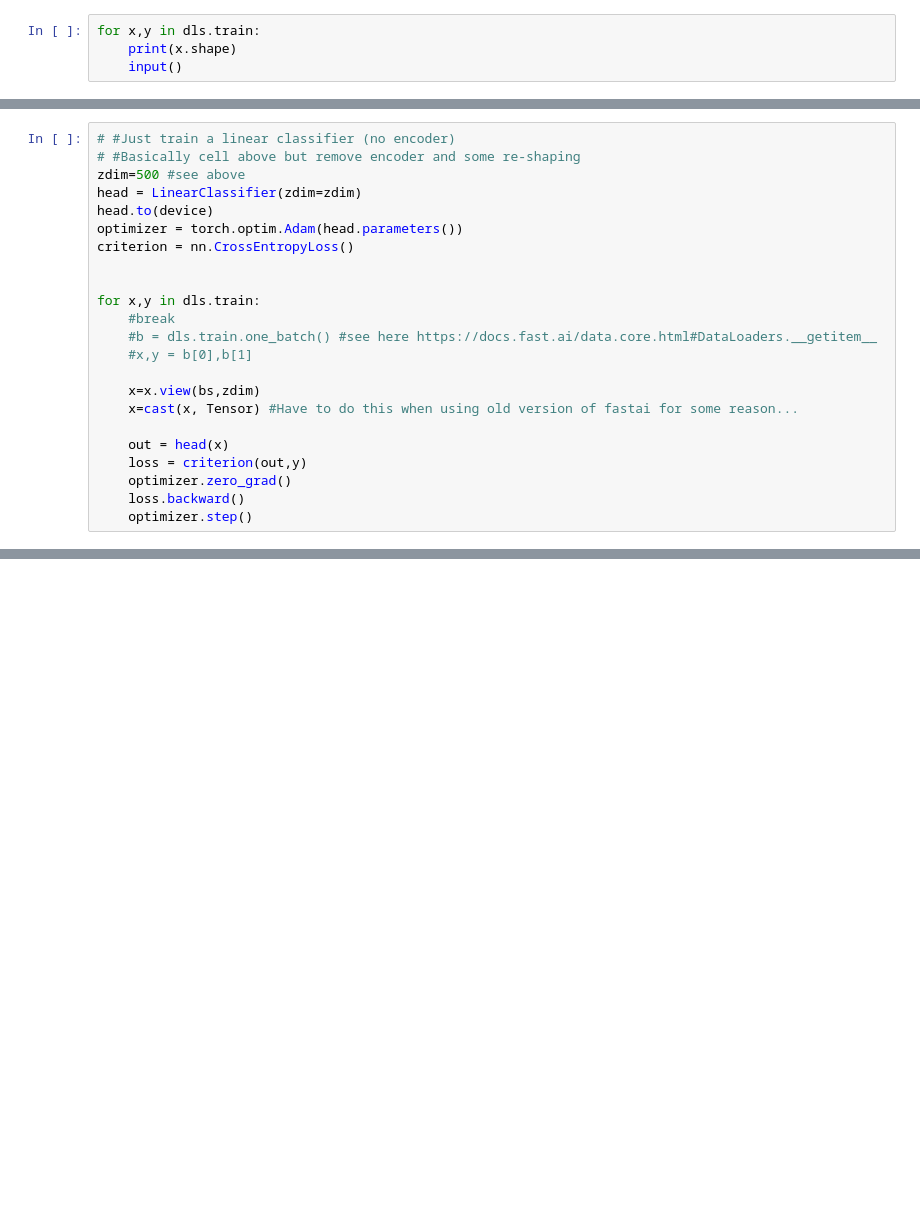
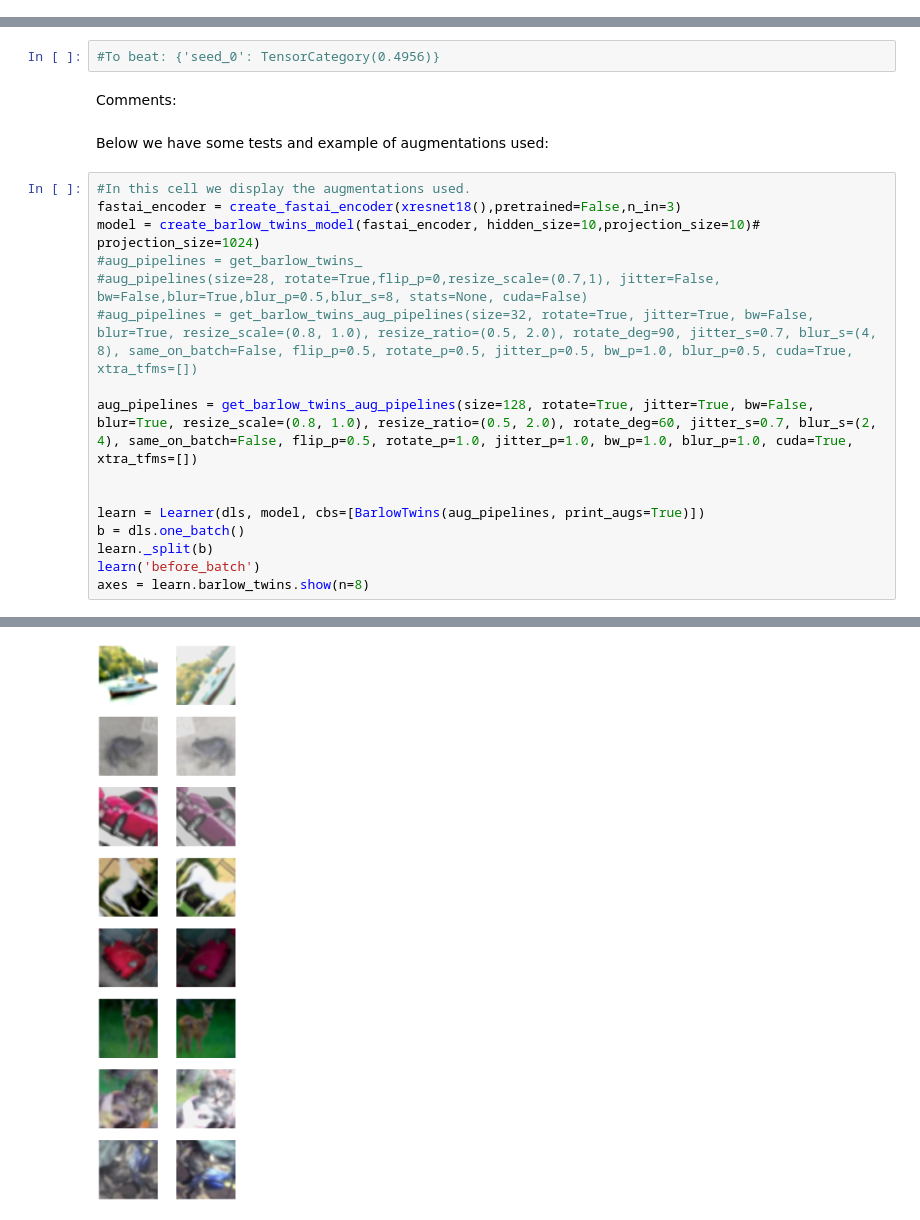
Before and after one commit to hamish-haggerty/AI-hacking, a Jupyter notebook: SSL/BT_CIFAR10.ipynb, the cells around one changed output, grey strips where cells are left out. Saved outputs shown, nothing was run; the diff lists cells and outputs as text; blank space fills up the shorter version.

```diff
--- a/SSL/BT_CIFAR10.ipynb
+++ b/SSL/BT_CIFAR10.ipynb
@@ -332,4 +0,0 @@ Pipeline: RandomResizedCrop -> RandomHorizontalFlip -> ColorJitter -> RandomGaus
-# %%
-for x,y in dls.train:
-    print(x.shape)
-    input()
@@ -608,23 +0,0 @@ mean([0.9274,0.9309,0.9202])#,0.9302,0.9236])
-# %%
-# #Just train a linear classifier (no encoder)
-# #Basically cell above but remove encoder and some re-shaping
-zdim=500 #see above
-head = LinearClassifier(zdim=zdim)
-head.to(device)
-optimizer = torch.optim.Adam(head.parameters())
-criterion = nn.CrossEntropyLoss()
-
-
-for x,y in dls.train:
-    #break
-    #b = dls.train.one_batch() #see here https://docs.fast.ai/data.core.html#DataLoaders.__getitem__
-    #x,y = b[0],b[1]
-
-    x=x.view(bs,zdim)
-    x=cast(x, Tensor) #Have to do this when using old version of fastai for some reason...
-
-    out = head(x)
-    loss = criterion(out,y)
-    optimizer.zero_grad()
-    loss.backward()
-    optimizer.step()
@@ -643,0 +696,23 @@ for x,y in dls.train:
+# %%
+#To beat: {'seed_0': TensorCategory(0.4956)}
+# %% [markdown]
+Comments:
+# %% [markdown]
+Below we have some tests and example of augmentations used:
+# %%
+#In this cell we display the augmentations used.
+fastai_encoder = create_fastai_encoder(xresnet18(),pretrained=False,n_in=3)
+model = create_barlow_twins_model(fastai_encoder, hidden_size=10,projection_size=10)# projection_size=1024)
+#aug_pipelines = get_barlow_twins_
+#aug_pipelines(size=28, rotate=True,flip_p=0,resize_scale=(0.7,1), jitter=False, bw=False,blur=True,blur_p=0.5,blur_s=8, stats=None, cuda=False)
+#aug_pipelines = get_barlow_twins_aug_pipelines(size=32, rotate=True, jitter=True, bw=False, blur=True, resize_scale=(0.8, 1.0), resize_ratio=(0.5, 2.0), rotate_deg=90, jitter_s=0.7, blur_s=(4, 8), same_on_batch=False, flip_p=0.5, rotate_p=0.5, jitter_p=0.5, bw_p=1.0, blur_p=0.5, cuda=True, xtra_tfms=[])
+
+aug_pipelines = get_barlow_twins_aug_pipelines(size=128, rotate=True, jitter=True, bw=False, blur=True, resize_scale=(0.8, 1.0), resize_ratio=(0.5, 2.0), rotate_deg=60, jitter_s=0.7, blur_s=(2, 4), same_on_batch=False, flip_p=0.5, rotate_p=1.0, jitter_p=1.0, bw_p=1.0, blur_p=1.0, cuda=True, xtra_tfms=[])
+
+
+learn = Learner(dls, model, cbs=[BarlowTwins(aug_pipelines, print_augs=True)])
+b = dls.one_batch()
+learn._split(b)
+learn('before_batch')
+axes = learn.barlow_twins.show(n=8)
+# %% [output]
@@ -643,0 +737 @@ for x,y in dls.train:
+[figure, added]
```
Also changed, not shown: parts of 42 cells of this notebook.
